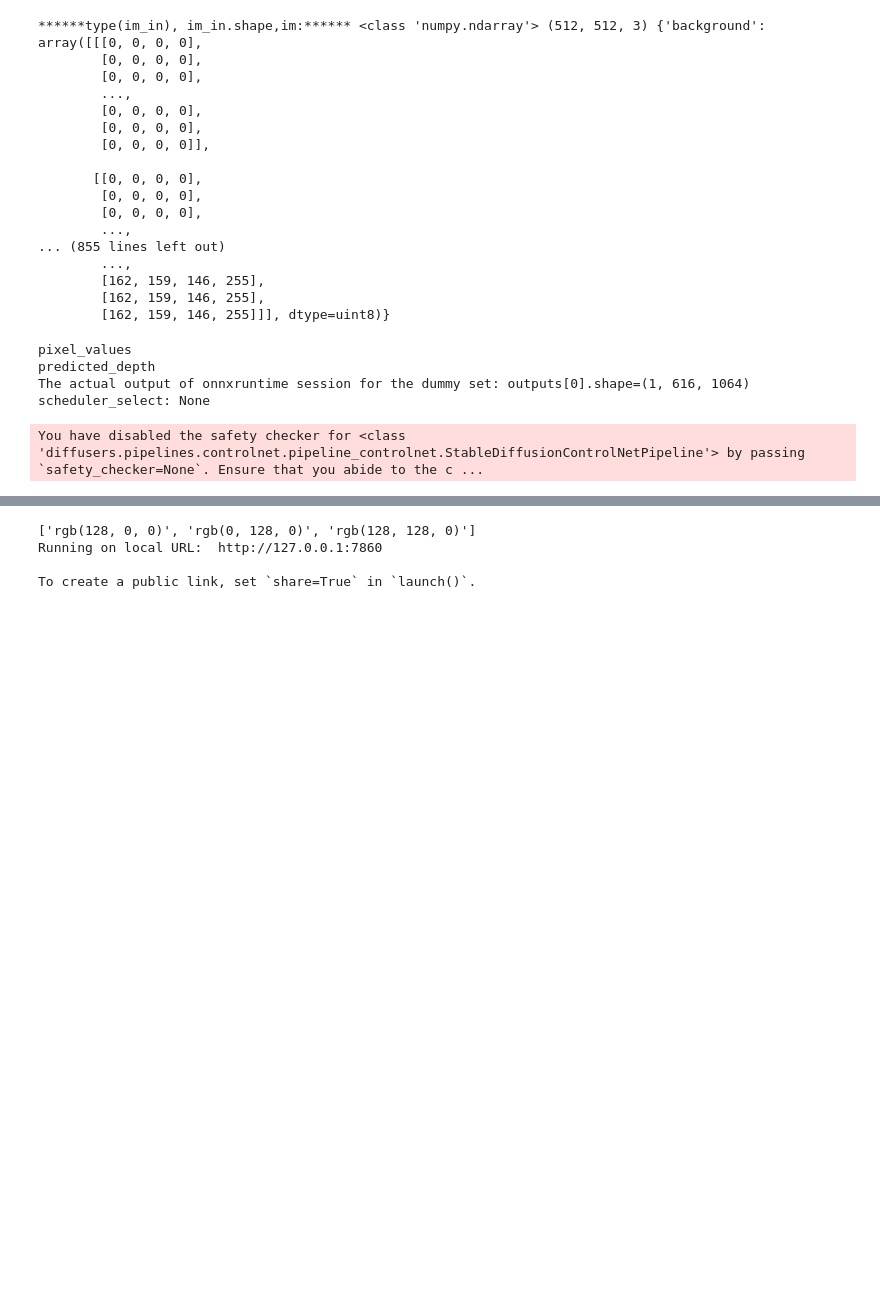
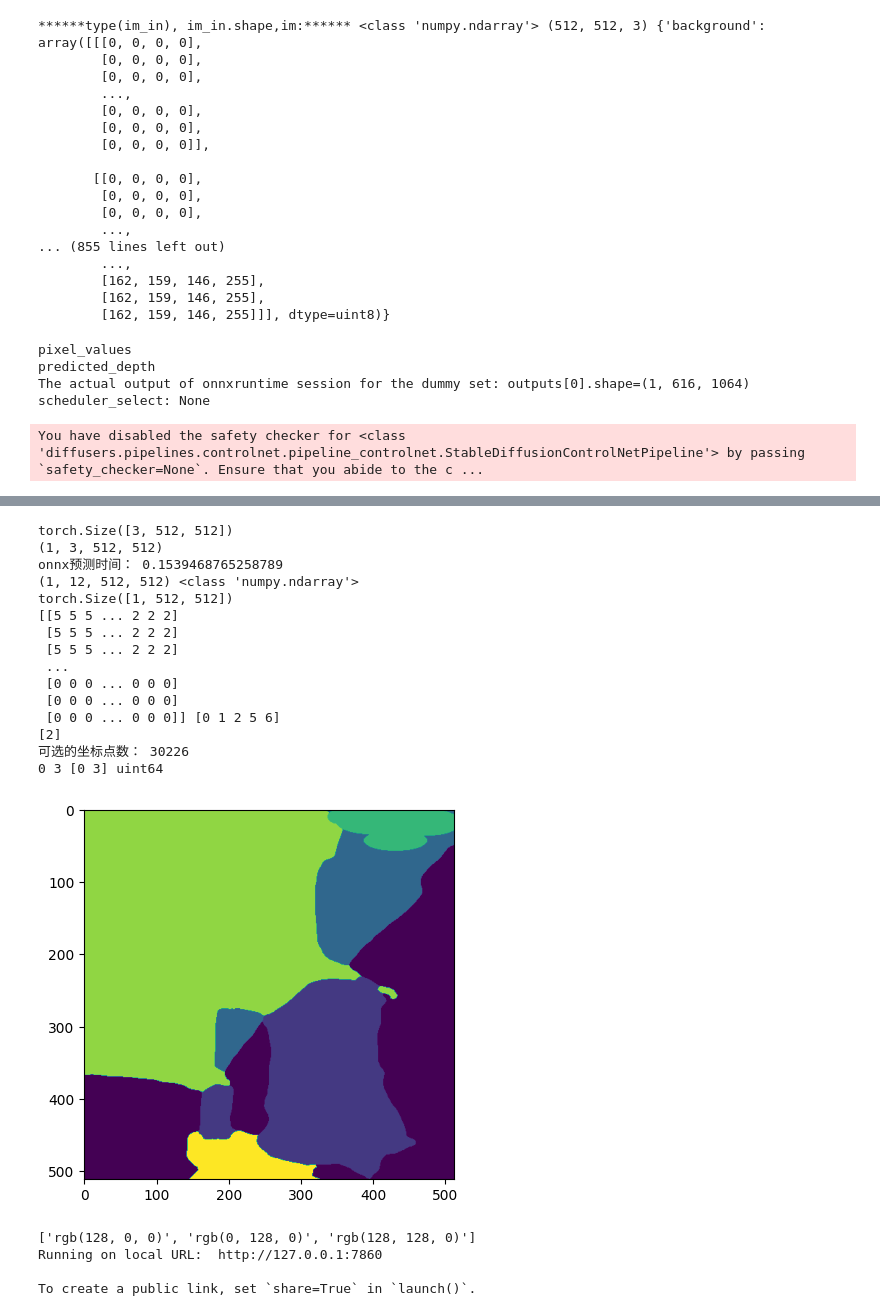
Before and after one commit to konglingxue123/diffusers, a Jupyter notebook: UI/gradio_网页操作界面.ipynb, the cells around one changed output, grey strips where cells are left out. Saved outputs shown, nothing was run; the diff lists cells and outputs as text; code cells hidden in the pictures; blank space fills up the shorter version.

```diff
--- a/UI/gradio_网页操作界面.ipynb
+++ b/UI/gradio_网页操作界面.ipynb
@@ -1235,0 +1719,9 @@ MCD.launch()
+# %%
+torch.manual_seed(0)
+a = torch.randint(0, 10, (2, 3, 3))
+c = torch.randint(11, 15, (2, 3, 3))
+b = torch.randint(0, 2, ( 3, 3))
+d = b.repeat(2,1,1)
+print(a,b,c,d)
+a[b.repeat(2,1,1)!=0] = c[b.repeat(2,1,1)!=0]
+print(a)
@@ -1236,3 +2103,64 @@ MCD.launch()
+# %%
+################################
+# 2.使用
+################################
+
+img_num = '00000'#'3__1__2772___0'#'00003'#'00002'#'00012'#'1__1__1848___1848'#'00007'#'2__1__1848___924'#'00012'#'2__1__1848___924' #'12__1__924___0'#'152'#'2__1__1848___924' #'1__1__4256___924' # '1__1__3696___924'
+
+img_dir = '/home/ubunto/Project/konglx/seg/UniMatch-main/data/open_dataset_plus_with_my_plus/JPEGImages/%s.jpg' % img_num
+img_pil = Image.open(img_dir)
+
+pred_pil, pred_np_cls = seg_members(onnx_dir='/home/ubunto/Project/konglx/seg/UniMatch-main/resnet101_se_rand_cut_element.onnx',
+                                       img_pil=img_pil)
+print(np.array(pred_pil), pred_np_cls)
+
+## 超参数 ##
+# corrosionType = [3] # 腐蚀类型： 1-fair，2-poor， 3-severe
+seed = 1
+split_everywhere = False
+fill_value_setting = 4 # 以12 为填充数据，与memberstype分开，而后再通过corrosionType_to_fill_value返回对应corrosionType
+                        # 以12为总数量，fill_value与corrosionType对应：腐蚀类型： fill_value_setting=12:  1-fair对应12/fill_value_setting，
+                        #                                                    fill_value_setting=6:   2-poor对应12/fill_value_setting，
+                        #                                                    fill_value_setting=4:   3-severe对应12/fill_value_setting
+# 基于预测的类别选择区域
+
+# 定义numpy的随机模式
+np.random.seed(seed)
+random.seed(seed)
+
+mask_members_np_mode_R = np.array(pred_pil)
+select_area_list = [np.random.choice(pred_np_cls[1:])]
+print(select_area_list)
+# 选择构件区域
+mask_members_np_mode_R_filter = filter_array(mask_members_np_mode_R, select_area_list)
+# 4.在members指定区域生成任意数量的腐蚀，返回仅仅为腐蚀区域 （生成用）
+mask_corrosion_corr_to_members, mask_corrosion_corr_to_members_list, mask_only_corrosion_corr_to_members, mask_only_corrosion_corr_to_members_list = generate_ellipse_to_want_area(org_img_np=mask_members_np_mode_R, generate_ellipses=generate_ellipses, fill_value=fill_value_setting, want_area=select_area_list, split_everywhere=split_everywhere)
+plt.imshow(mask_corrosion_corr_to_members)
+
+# mask_only_corrosion_corr_to_members_devide_by_fill_value = (mask_only_corrosion_corr_to_members/fill_value_setting).astype((np.uint64))
+mask_only_corrosion_corr_to_members_devide_by_fill_value = (12/mask_only_corrosion_corr_to_members).astype((np.uint64))
+print(mask_only_corrosion_corr_to_members_devide_by_fill_value.min(), mask_only_corrosion_corr_to_members_devide_by_fill_value.max(), np.unique(mask_only_corrosion_corr_to_members_devide_by_fill_value), mask_only_corrosion_corr_to_members_devide_by_fill_value.dtype)
+# print(np.unique(mask_only_corrosion_corr_to_members/12), mask_only_corrosion_corr_to_members.dtype, ((mask_only_corrosion_corr_to_members/12).astype(np.uint64)).dtype)
+
+mask_only_corrosion_final_pil = colored_mask(mask_only_corrosion_corr_to_members_devide_by_fill_value)
+# plt.imshow(mask_only_corrosion_final_pil)
+# %% [output]
+torch.Size([3, 512, 512])
+(1, 3, 512, 512)
+onnx预测时间： 0.1539468765258789
+(1, 12, 512, 512) <class 'numpy.ndarray'>
+torch.Size([1, 512, 512])
+[[5 5 5 ... 2 2 2]
+ [5 5 5 ... 2 2 2]
+ [5 5 5 ... 2 2 2]
+ ...
+ [0 0 0 ... 0 0 0]
+ [0 0 0 ... 0 0 0]
+ [0 0 0 ... 0 0 0]] [0 1 2 5 6]
+[2]
+可选的坐标点数： 30226
+0 3 [0 3] uint64
+[figure, added]
 # %%
 import gradio as gr
 # from gradio import Brush
```
Also changed, not shown: parts of 5 cells of this notebook.
